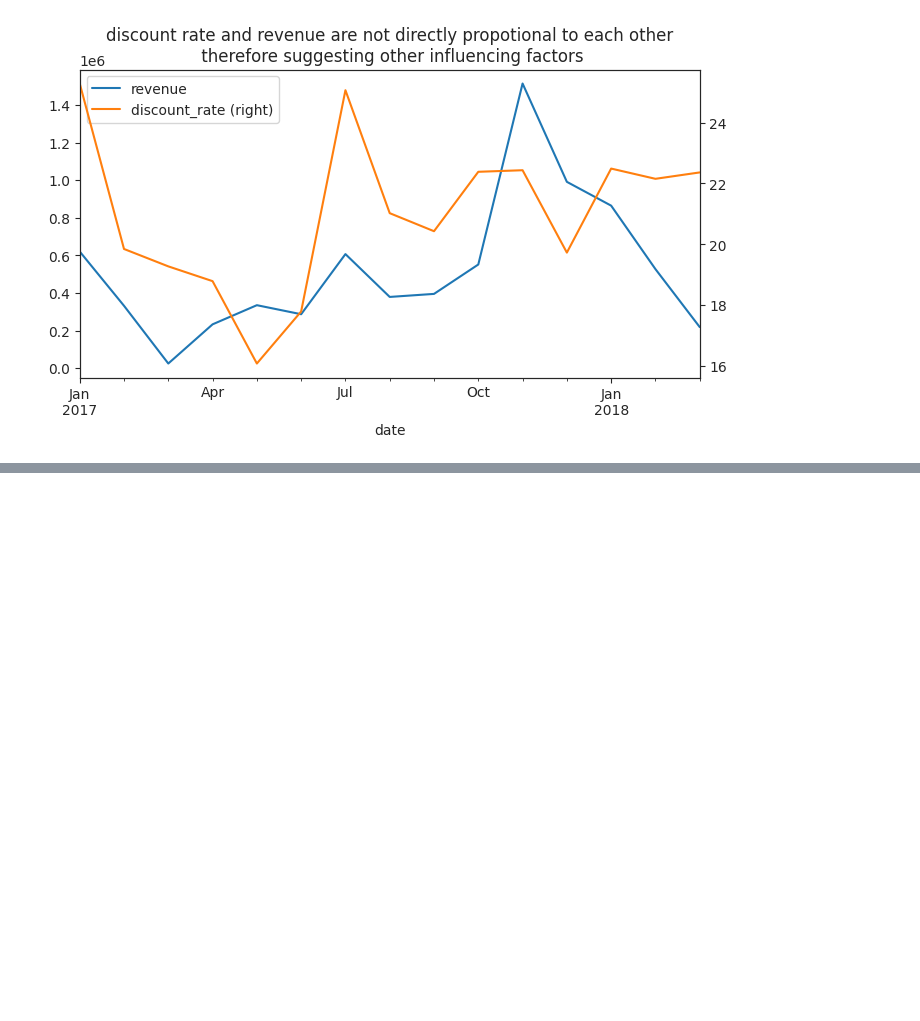
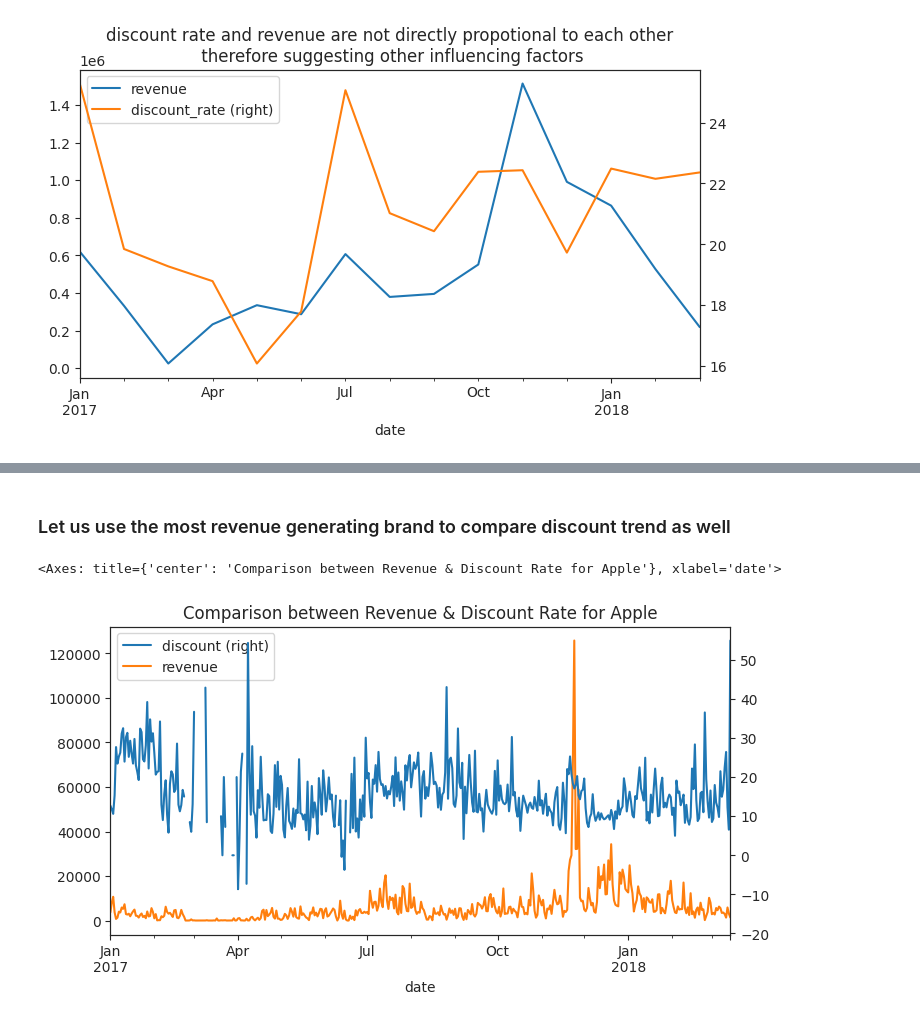
Before and after one commit to Bertha-Lwakatare/tech-company-eniac-discount-analysis, a Jupyter notebook: 4_Data_Analysis.ipynb, the cells around one changed output, grey strips where cells are left out. Saved outputs shown, nothing was run; the diff lists cells and outputs as text; code cells hidden in the pictures; blank space fills up the shorter version.

```diff
--- a/4_Data_Analysis.ipynb
+++ b/4_Data_Analysis.ipynb
@@ -438,0 +245,12 @@ Mounted at /content/drive
+# %% [markdown]
+### Let us use the most revenue generating brand to compare discount trend as well
+# %%
+# creating a table for Apple products only
+apple_corr = discounts_df.loc[discounts_df['brand']=='Apple',:]
+apple_corr.resample('D',on='date').agg(
+    discount=('discount_rate', 'mean'),
+    revenue=('unit_total', 'sum')
+).reset_index().plot(x='date',y=['discount','revenue'],secondary_y='discount',figsize=(8,4),title='Comparison between Revenue & Discount Rate for Apple')
+# %% [output]
+<Axes: title={'center': 'Comparison between Revenue & Discount Rate for Apple'}, xlabel='date'>
+[figure, added]
```
Also changed, not shown: parts of 148 cells of this notebook.
